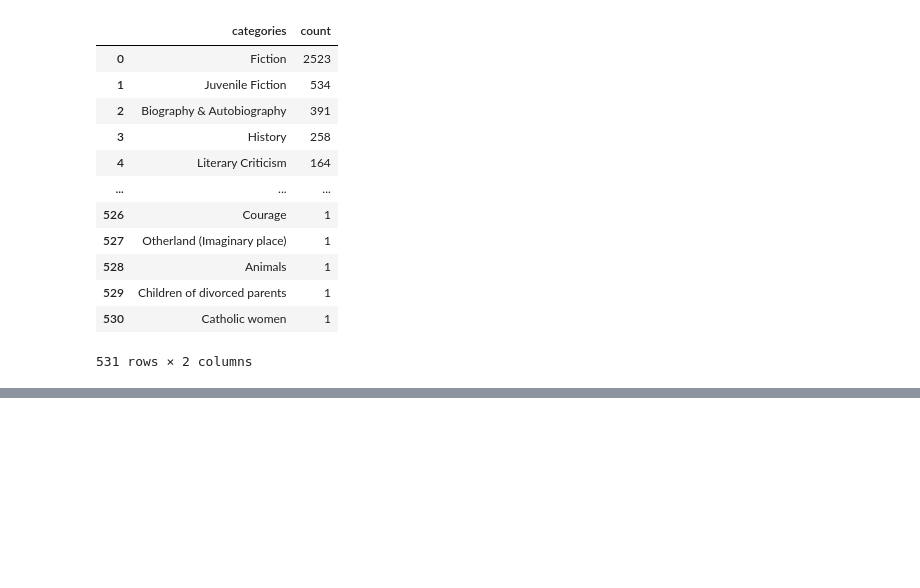
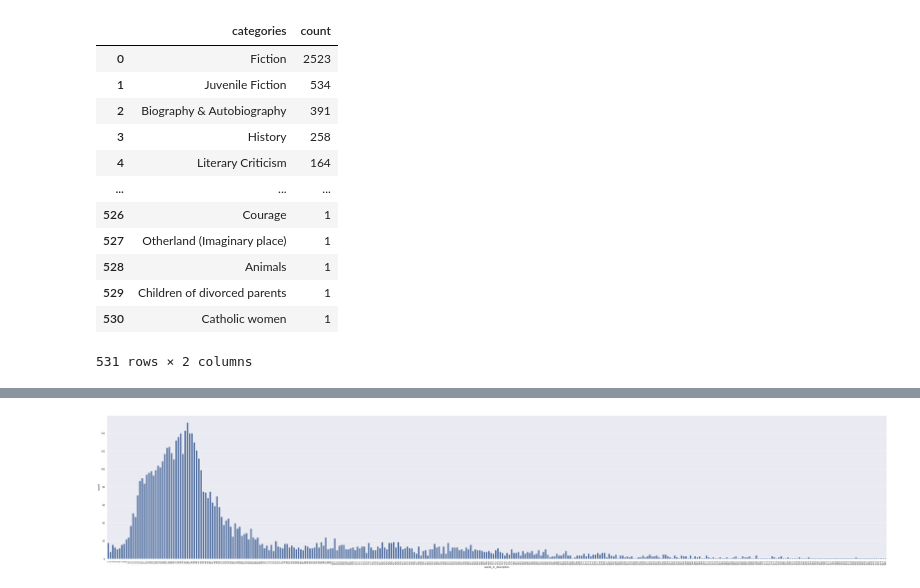
Before and after one commit to ManiRaj129/Book-Recommender-Agent, a Jupyter notebook: BookData.ipynb, the cells around one changed output, grey strips where cells are left out. Saved outputs shown, nothing was run; the diff lists cells and outputs as text; code cells hidden in the pictures; blank space fills up the shorter version.

Commit message:
proper description length and category frequency analysis

```diff
--- a/BookData.ipynb
+++ b/BookData.ipynb
@@ -122,0 +151,6 @@ books_missing["categories"].value_counts().reset_index().sort_values("count", as
+# %%
+# books_missing is a view of books; BUT CoW is now active.
+# Memory is shared between books and books_missing until a modification happens.
+pd.options.mode.copy_on_write = True
+
+books_missing["words_in_description"]= books_missing["description"].fillna("").str.split().str.len()
@@ -122,0 +173,3 @@ books_missing["categories"].value_counts().reset_index().sort_values("count", as
+# %%
+books_desc_count= books_missing["words_in_description"].value_counts().reset_index().sort_values("count", ascending=False)
+books_desc_count
@@ -122,0 +190,9 @@ books_missing["categories"].value_counts().reset_index().sort_values("count", as
+# %%
+plt.figure(figsize=(50,10))
+sns.barplot(books_desc_count, x="words_in_description", y="count")
+plt.xticks(rotation=90)
+plt.tight_layout()
+
+plt.show()
+# %% [output]
+[figure, added]
```
Also changed, not shown: parts of 11 cells of this notebook, 1 other file.
